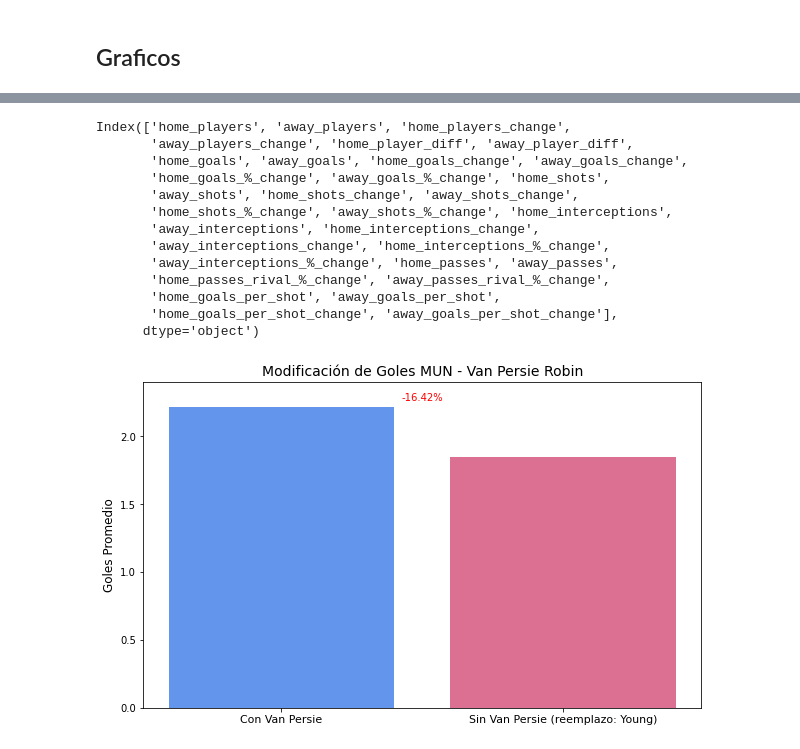
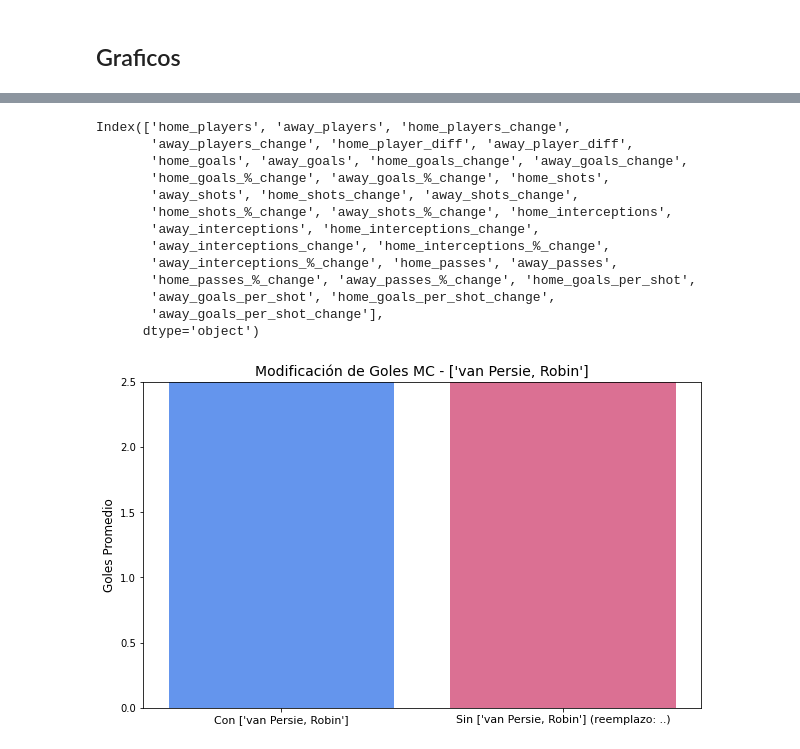
Before and after one commit to luisalawson/soccer_defense_analysis, a Jupyter notebook: Simulacion.ipynb, the cells around one changed output, grey strips where cells are left out. Drawn from its saved outputs; the diff is of its cells as text; code cells hidden in the pictures.

```diff
--- a/Simulacion.ipynb
+++ b/Simulacion.ipynb
@@ -708,3 +479,5 @@ teams_list = ['Manchester United', 'Manchester City', 'Liverpool', 'Chelsea',
+# %%
+teams_list = df['home_team_name'].unique()
 # %%
 players_dict = defaultdict(list)
 
@@ -1291,12 +565,10 @@ df_results
 # %%
-def simulate_and_compare(teams_list, players_dict, num_matches=10000):
-    # Simulate the first set of matches
+def simulate_and_compare(teams_list, players_dict, num_matches=100):
     home_players = choose_teams(teams_list, players_dict)
     away_players = choose_teams(teams_list, players_dict)
 
     df_results = simulate_matches(num_matches, home_players, away_players)
 
-    # Simulate the changed set of matches
     home_players_change = choose_teams(teams_list, players_dict)
     away_players_change = choose_teams(teams_list, players_dict)
 
@@ -1307,7 +579,6 @@ def simulate_and_compare(teams_list, players_dict, num_matches=10000):
     home_players_change_names = [player[0] for team, players in home_players_change.items() for player in players]
     away_players_change_names = [player[0] for team, players in away_players_change.items() for player in players]
 
-    # Prepare the summary data
     summary_data = {
         'home_players': home_players_names,
         'away_players': away_players_names,
@@ -1315,11 +586,9 @@ def simulate_and_compare(teams_list, players_dict, num_matches=10000):
         'away_players_change': away_players_change_names,
     }
 
-    # Calculate player differences
     summary_data['home_player_diff'] = list(set(home_players_names) - set(home_players_change_names))
     summary_data['away_player_diff'] = list(set(away_players_names) - set(away_players_change_names))
 
-    # Calculate total goals, shots, interceptions, etc.
     home_goals = df_results['goles_local'].mean()
     away_goals = df_results['goles_visitante'].mean()
 
@@ -1350,7 +619,6 @@ def simulate_and_compare(teams_list, players_dict, num_matches=10000):
         'away_shots_%_change': ((away_shots_change - away_shots) / away_shots) * 100 if away_shots != 0 else None,
     })
 
-    # Calculate interceptions
     home_interceptions = df_results['quites_local'].mean()
     away_interceptions = df_results['quites_visitante'].mean()
 
@@ -1376,11 +644,10 @@ def simulate_and_compare(teams_list, players_dict, num_matches=10000):
     summary_data.update({
         'home_passes': home_passes,
         'away_passes': away_passes,
-        'home_passes_rival_%_change': ((home_passes_change - home_passes) / home_passes) * 100 if home_passes != 0 else None,
-        'away_passes_rival_%_change': ((away_passes_change - away_passes) / away_passes) * 100 if away_passes != 0 else None,
+        'home_passes_%_change': ((home_passes_change - home_passes) / home_passes) * 100 if home_passes != 0 else None,
+        'away_passes_%_change': ((away_passes_change - away_passes) / away_passes) * 100 if away_passes != 0 else None,
     })
 
-    # Calculate goals/shots ratio
     home_goals_per_shot = df_results['goles_local'].sum() / df_results['tiros_local'].sum() if home_shots > 0 else None
     away_goals_per_shot = df_results['goles_visitante'].sum() / df_results['tiros_visitante'].sum() if home_shots > 0 else None
 
@@ -1394,13 +661,11 @@ def simulate_and_compare(teams_list, players_dict, num_matches=10000):
         'away_goals_per_shot_change': away_goals_per_shot_change,
     })
 
-    # Convert summary_data to DataFrame
     summary_df = pd.DataFrame([summary_data])
-    return summary_df
+    return summary_df, df_results, df_results_change
 
-# Example usage
+
 summary_results_df = simulate_and_compare(teams_list, players_dict)
-print(summary_results_df)
 # %% [output]
 ¿Cómo deseas elegir tu equipo?
 1. Elegir un equipo completo
@@ -1456,5 +704,5 @@ defaultdict(<class 'list'>, {'Manchester United': [('Evra, Patrice', 'custom_per
 # %%
-summary_results_df.columns
+summary_results_df[0].columns
 # %% [output]
 Index(['home_players', 'away_players', 'home_players_change',
        'away_players_change', 'home_player_diff', 'away_player_diff',
@@ -1465,7 +713,7 @@ Index(['home_players', 'away_players', 'home_players_change',
        'away_interceptions', 'home_interceptions_change',
        'away_interceptions_change', 'home_interceptions_%_change',
        'away_interceptions_%_change', 'home_passes', 'away_passes',
-       'home_passes_rival_%_change', 'away_passes_rival_%_change',
-       'home_goals_per_shot', 'away_goals_per_shot',
-       'home_goals_per_shot_change', 'away_goals_per_shot_change'],
+       'home_passes_%_change', 'away_passes_%_change', 'home_goals_per_shot',
+       'away_goals_per_shot', 'home_goals_per_shot_change',
+       'away_goals_per_shot_change'],
       dtype='object')
@@ -1472,39 +726,27 @@ Index(['home_players', 'away_players', 'home_players_change',
 # %%
-import matplotlib.pyplot as plt
+columnas = ['away_goals', 'away_goals_change']
+porcentaje_cambio = 'away_goals_%_change'
 
-# Nombres de las columnas a usar
-columnas = ['home_goals', 'home_goals_change']
-porcentaje_cambio = 'home_goals_%_change'
-
-# Crear la figura y el gráfico de barras
 fig, ax = plt.subplots(figsize=(10, 6))
 
-# Graficar las barras con los colores personalizados
 bars = ax.bar(columnas, summary_results_df[columnas].iloc[0], color=['cornflowerblue', 'palevioletred'])
 
-# Calcular la posición central entre las dos barras
 center_position = (bars[0].get_x() + bars[1].get_x() + bars[1].get_width()) / 2
 
-# Añadir el comentario del porcentaje una sola vez, en el medio de las dos barras
 ax.annotate(f'{summary_results_df[porcentaje_cambio].iloc[0]:.2f}%',
             xy=(center_position, max([bar.get_height() for bar in bars])),
-            xytext=(0, 5),  # Ajuste de desplazamiento
+            xytext=(0, 5),
             textcoords='offset points',
             ha='center', va='bottom', color='red')
 
-# Renombrar los ejes
 ax.set_ylabel('Goles Promedio', fontsize=12)
-ax.set_ylim(0.0,2.4)
+ax.set_ylim(0.0,2.5) #esto it cambiandolo para que se lea bien el numero con los limites del grafico
 
-# Renombrar las etiquetas de las barras (eje X)
-nuevas_etiquetas = ['Con Van Persie', 'Sin Van Persie (reemplazo: Young)']
+nuevas_etiquetas = [f'Con {player_change}', f'Sin {player_change} (reemplazo: ..)']
 ax.set_xticklabels(nuevas_etiquetas, rotation=0, fontsize=11)
 
-# Título del gráfico
-ax.set_title('Modificación de Goles MUN - Van Persie Robin', fontsize=14)
-
-# Mostrar el gráfico
+ax.set_title(f'Modificación de Goles MC - {player_change}', fontsize=14)
 plt.show()
 # %% [output]
-[figure, old version]
+[figure, new version]
 # %%
```
Also changed, not shown: parts of 31 cells of this notebook.
